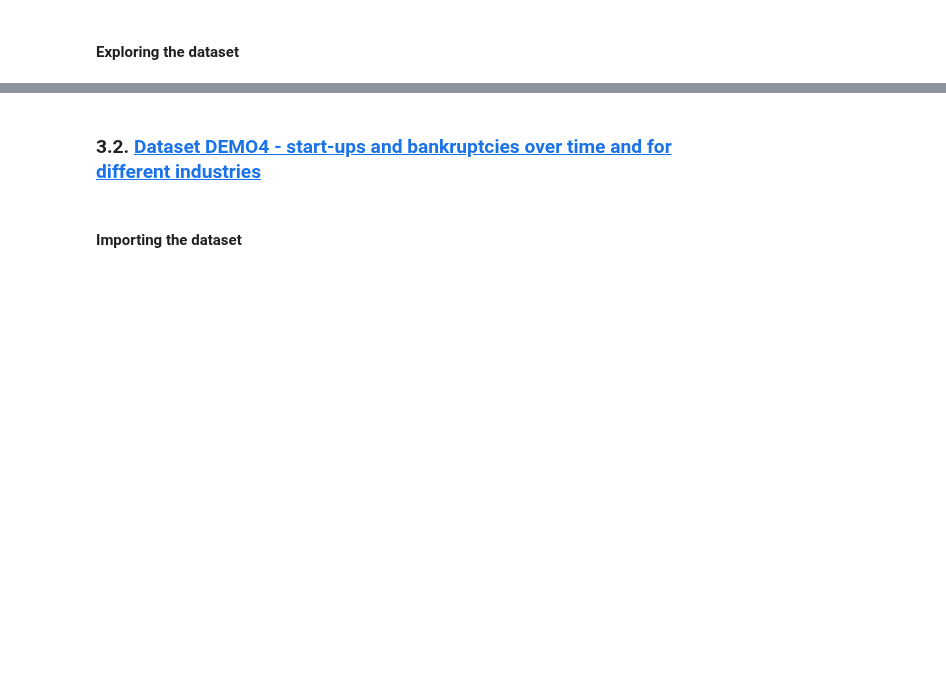
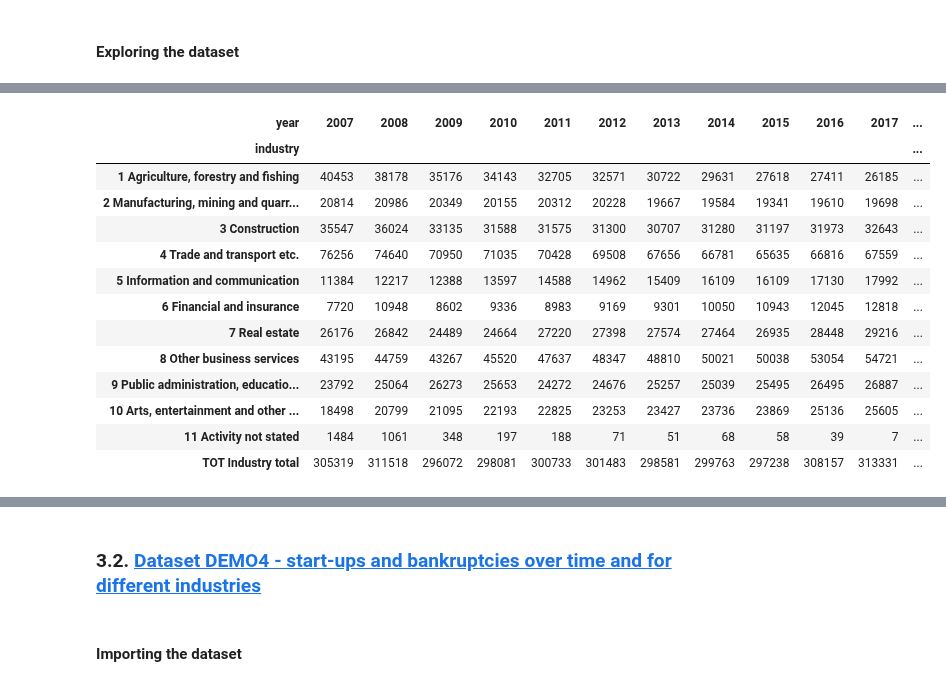
Before and after one commit to NumEconCopenhagen/projects-2024-emil-og-simon, a Jupyter notebook: dataproject/dataproject.ipynb, the cells around one changed output, grey strips where cells are left out. Saved outputs shown, nothing was run; the diff lists cells and outputs as text; code cells hidden in the pictures; blank space fills up the shorter version.

```diff
--- a/dataproject/dataproject.ipynb
+++ b/dataproject/dataproject.ipynb
@@ -226,0 +227,5 @@ gf02_size_wide.describe()
+# %%
+#since size is a property in pandas, we have to rename the last bit compared to previously. We can thus solve it by writing as below
+I = gf02_all_rename.area.str.contains('All Denmark') & gf02_all_rename['size'].str.contains('Total, all enterprises')
+gf02_industries = gf02_all_rename.loc[I, :]
+gf02_industries
@@ -226,0 +246,5 @@ gf02_size_wide.describe()
+# %%
+gf02_industries.reset_index(inplace = True, drop = True) # Drop old index too. If the drop is not used, python will create another dataset with the old index.
+gf02_industries.iloc[0:6,:]
+gf02_industries_reduced = gf02_industries.drop(['area','size'], axis=1)
+gf02_industries_reduced
@@ -236,3 +313,33 @@ gf02_size_plot1.plot(x='year',y='#companies',legend="total companies in Denmark"
+# %%
+gf02_industries_wide = pd.pivot(gf02_industries_reduced, index='industry', columns='year', values='#companies')
+gf02_industries_wide = gf02_industries_wide.reindex(['1 Agriculture, forestry and fishing',
+                                         '2 Manufacturing, mining and quarrying, and utility services',
+                                         '3 Construction',
+                                         '4 Trade and transport etc.',
+                                         '5 Information and communication',
+                                         '6 Financial and insurance',
+                                         '7 Real estate',
+                                         '8 Other business services',
+                                         '9 Public administration, education and health',
+                                         '10 Arts, entertainment and other services',
+                                         '11 Activity not stated',
+                                         'TOT Industry total'])
+gf02_industries_wide
+# %% [output]
+| year | 2007 | 2008 | 2009 | 2010 | 2011 | 2012 | 2013 | 2014 | 2015 | 2016 | 2017 | ... |
+| industry |  |  |  |  |  |  |  |  |  |  |  | ... |
+| 1 Agriculture, forestry and fishing | 40453 | 38178 | 35176 | 34143 | 32705 | 32571 | 30722 | 29631 | 27618 | 27411 | 26185 | ... |
+| 2 Manufacturing, mining and quarr... | 20814 | 20986 | 20349 | 20155 | 20312 | 20228 | 19667 | 19584 | 19341 | 19610 | 19698 | ... |
+| 3 Construction | 35547 | 36024 | 33135 | 31588 | 31575 | 31300 | 30707 | 31280 | 31197 | 31973 | 32643 | ... |
+| 4 Trade and transport etc. | 76256 | 74640 | 70950 | 71035 | 70428 | 69508 | 67656 | 66781 | 65635 | 66816 | 67559 | ... |
+| 5 Information and communication | 11384 | 12217 | 12388 | 13597 | 14588 | 14962 | 15409 | 16109 | 16109 | 17130 | 17992 | ... |
+| 6 Financial and insurance | 7720 | 10948 | 8602 | 9336 | 8983 | 9169 | 9301 | 10050 | 10943 | 12045 | 12818 | ... |
+| 7 Real estate | 26176 | 26842 | 24489 | 24664 | 27220 | 27398 | 27574 | 27464 | 26935 | 28448 | 29216 | ... |
+| 8 Other business services | 43195 | 44759 | 43267 | 45520 | 47637 | 48347 | 48810 | 50021 | 50038 | 53054 | 54721 | ... |
+| 9 Public administration, educatio... | 23792 | 25064 | 26273 | 25653 | 24272 | 24676 | 25257 | 25039 | 25495 | 26495 | 26887 | ... |
+| 10 Arts, entertainment and other ... | 18498 | 20799 | 21095 | 22193 | 22825 | 23253 | 23427 | 23736 | 23869 | 25136 | 25605 | ... |
+| 11 Activity not stated | 1484 | 1061 | 348 | 197 | 188 | 71 | 51 | 68 | 58 | 39 | 7 | ... |
+| TOT Industry total | 305319 | 311518 | 296072 | 298081 | 300733 | 301483 | 298581 | 299763 | 297238 | 308157 | 313331 | ... |
 # %%
 def plot_gf02_size(df, size):
     I = df['size'] == size
```
Also changed, not shown: parts of 36 cells of this notebook.
